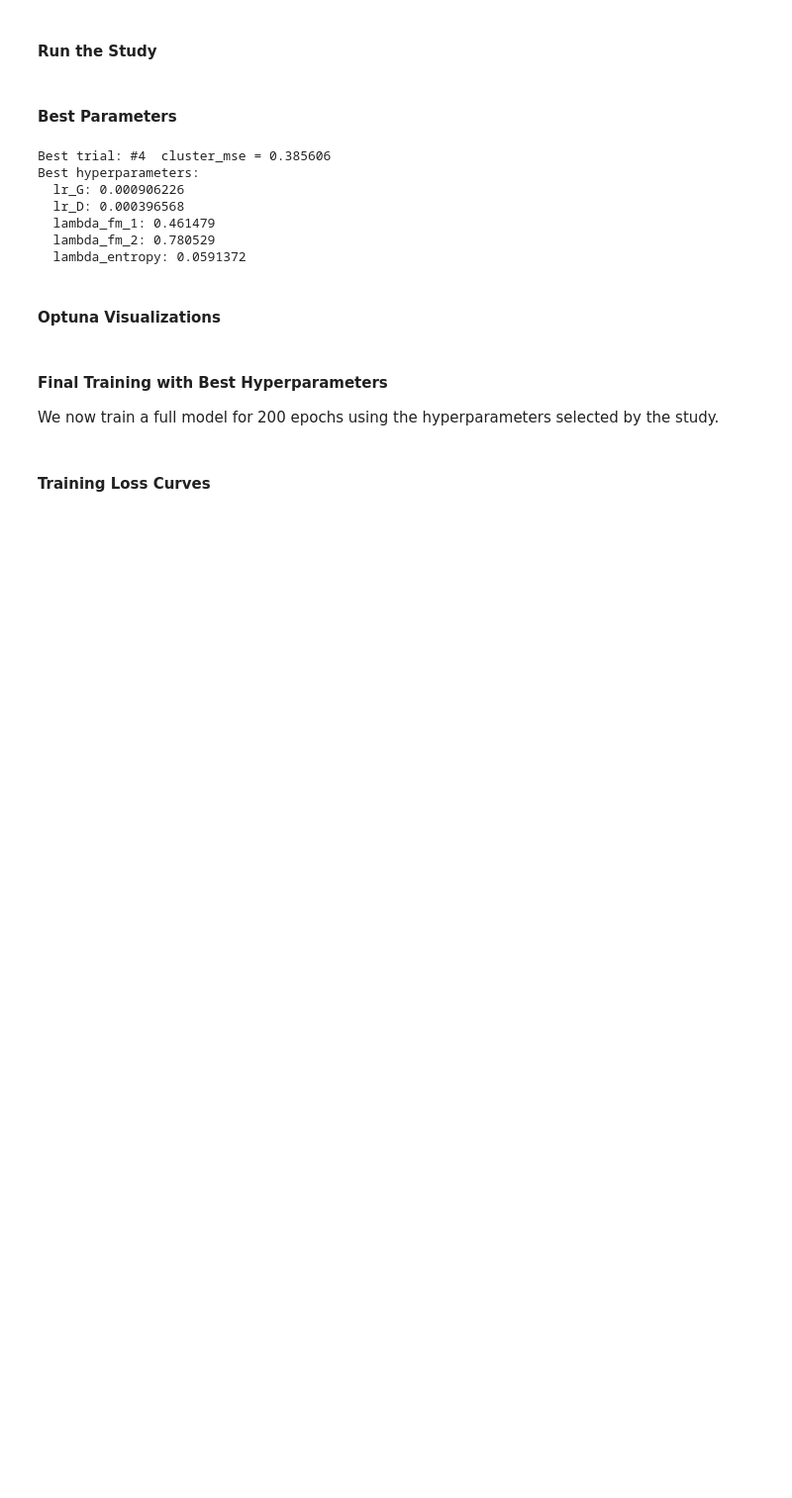
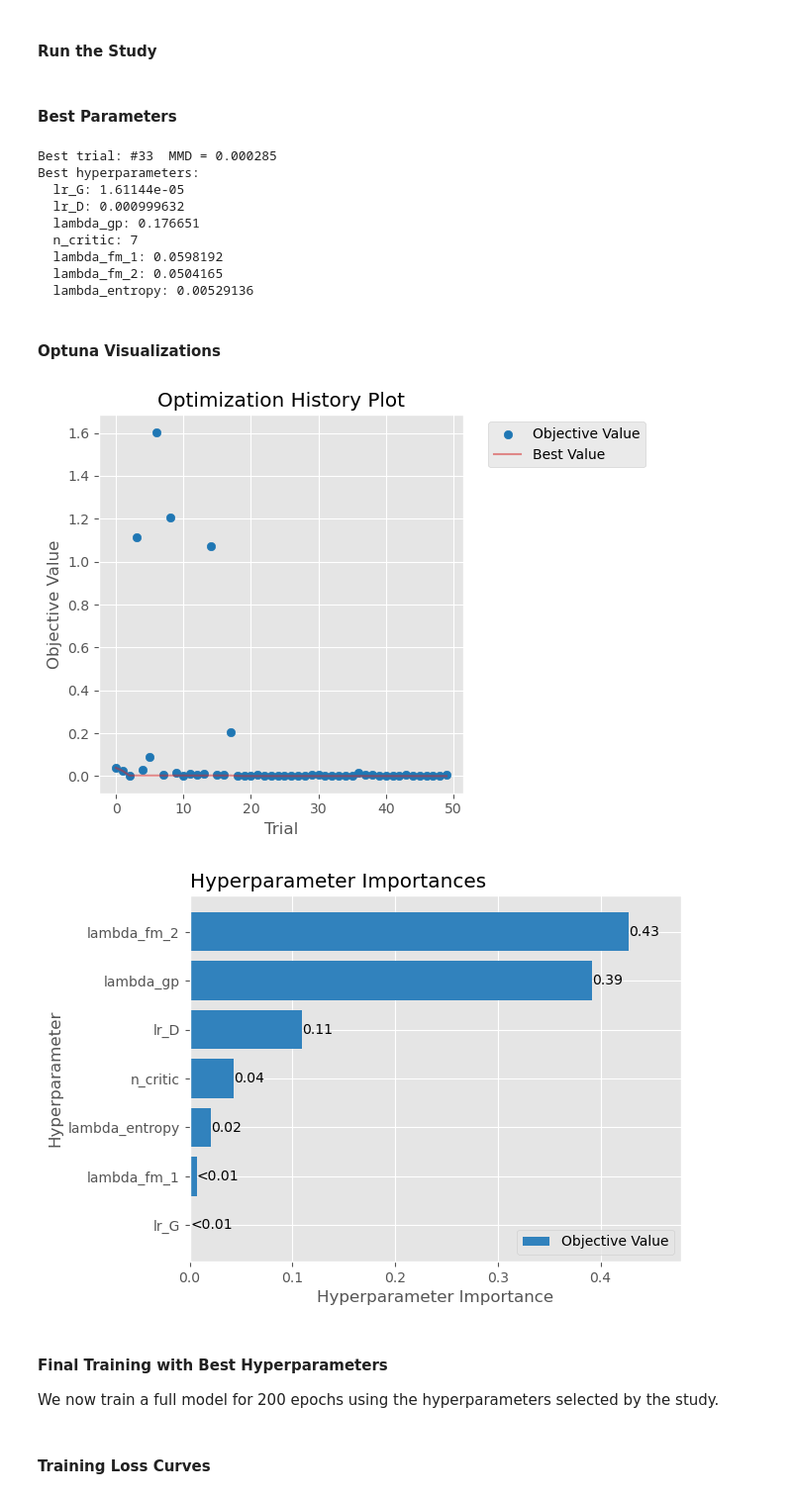
Before and after one commit to ronsperber/synthetic_generation, a Jupyter notebook: Notebooks/GAN/conditional_wgan_gp_optuna.ipynb, the cells around one changed output. Shown at 99% size. Cells and saved outputs as stored; diff of their text form; code cells hidden in the pictures; blank space fills up the shorter version.

Commit message:
finalized notebook with hyperparameter tuning on WGAN-GP

```diff
--- a/Notebooks/GAN/conditional_wgan_gp_optuna.ipynb
+++ b/Notebooks/GAN/conditional_wgan_gp_optuna.ipynb
@@ -177,25 +222,33 @@ study.optimize(objective, n_trials=N_TRIALS, show_progress_bar=True)
 #### Best Parameters
 # %%
 best = study.best_trial
-print(f"Best trial: #{best.number}  cluster_mse = {best.value:.6f}")
+print(f"Best trial: #{best.number}  MMD = {best.value:.6f}")
 print("Best hyperparameters:")
 for k, v in best.params.items():
     print(f"  {k}: {v:.6g}")
 # %% [output]
-Best trial: #4  cluster_mse = 0.385606
+Best trial: #33  MMD = 0.000285
 Best hyperparameters:
-  lr_G: 0.000906226
-  lr_D: 0.000396568
-  lambda_fm_1: 0.461479
-  lambda_fm_2: 0.780529
-  lambda_entropy: 0.0591372
+  lr_G: 1.61144e-05
+  lr_D: 0.000999632
+  lambda_gp: 0.176651
+  n_critic: 7
+  lambda_fm_1: 0.0598192
+  lambda_fm_2: 0.0504165
+  lambda_entropy: 0.00529136
 # %% [markdown]
 #### Optuna Visualizations
 # %%
-fig, axs = plt.subplots(1, 2, figsize=(14, 5))
-plot_optimization_history(study, ax=axs[0])
-axs[0].set_title("Optimization History")
-plot_param_importances(study, ax=axs[1])
-axs[1].set_title("Hyperparameter Importances")
-plt.tight_layout()
+
+
+plot_optimization_history(study)
 plt.show()
+
+plot_param_importances(study)
+plt.show()
+
+#plot_parallel_coordinate(study)
+#plt.show()
+# %% [output]
+[figure, added]
+[figure, added]
```
Also changed, not shown: parts of 26 cells of this notebook, 1 other file.
